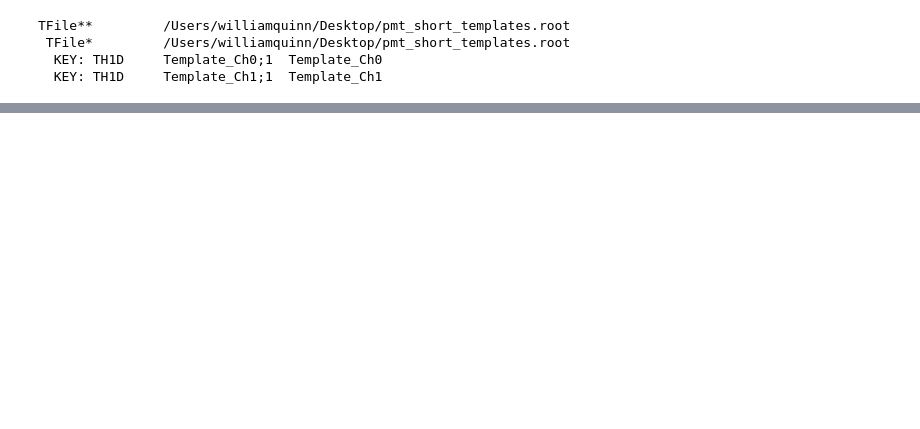
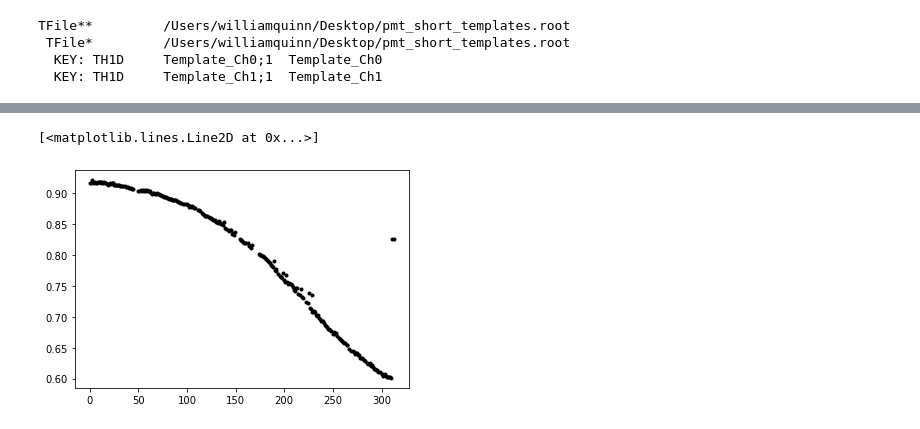
Before and after one commit to SuperNEMO-DBD/PMT-ShapeAnalysis, a Jupyter notebook: pmt_he_study/pulse_fitter.ipynb, the cells around one changed output, grey strips where cells are left out. Drawn from its saved outputs; the diff is of its cells as text; code cells hidden in the pictures; blank space fills up the shorter version.

```diff
--- a/pmt_he_study/pulse_fitter.ipynb
+++ b/pmt_he_study/pulse_fitter.ipynb
@@ -340,0 +339,16 @@ file = open("/Users/williamquinn/Desktop/ratios.csv", 'r')
+# %%
+file = open("/Users/williamquinn/Desktop/ratios.csv", 'r')
+fl = file.readlines()
+x = []
+y = []
+for index, line in enumerate(fl):
+    line_list = line.split(",")
+    x.append(int(line_list[0].strip()))
+    y.append(float(line_list[1].strip()))
+x = np.array(x)
+y = np.array(y)
+# %%
+plt.plot(x,y, '.k')
+# %% [output]
+[<matplotlib.lines.Line2D at 0x...>]
+[figure, added]
```
Also changed, not shown: parts of 15 cells of this notebook, 1 other file.
